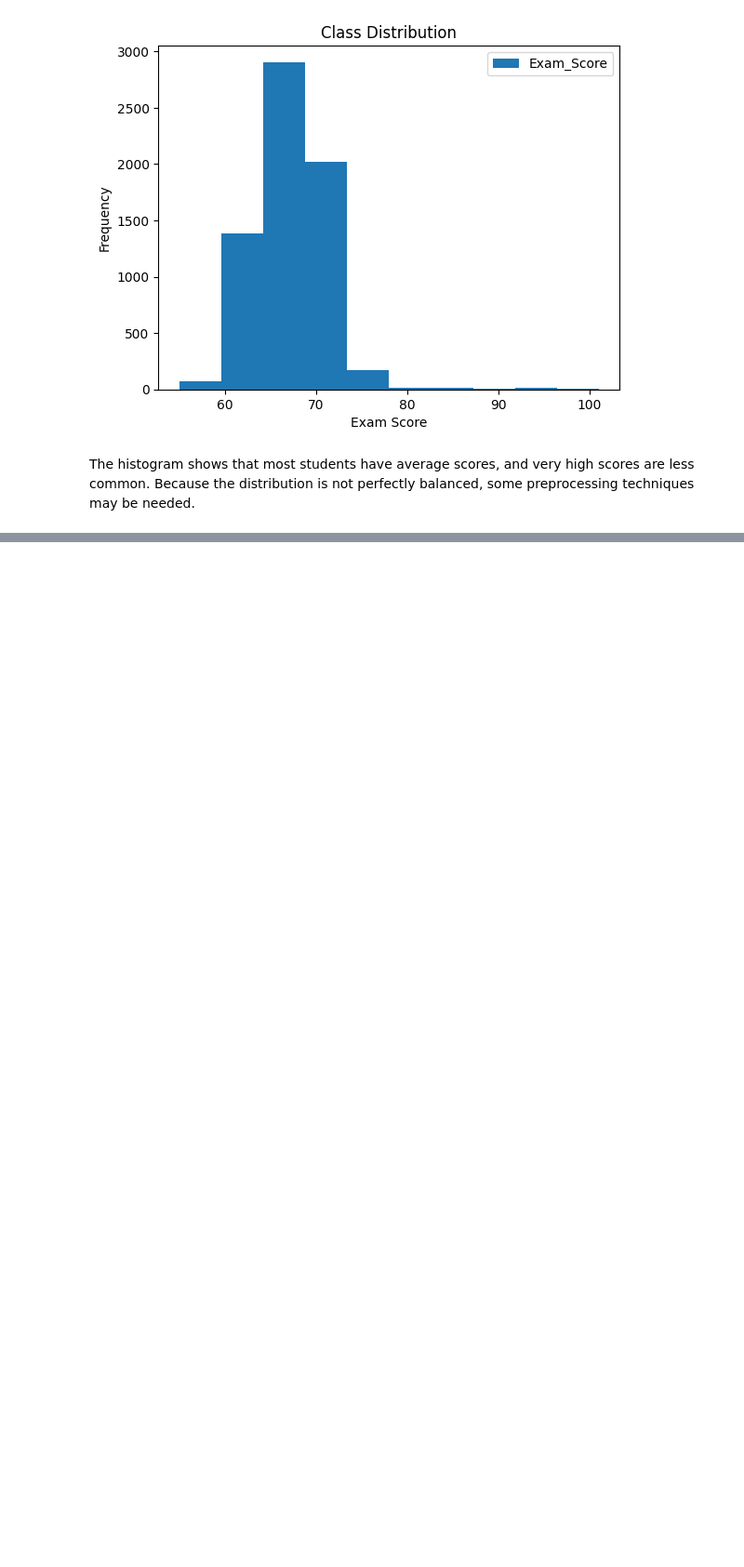
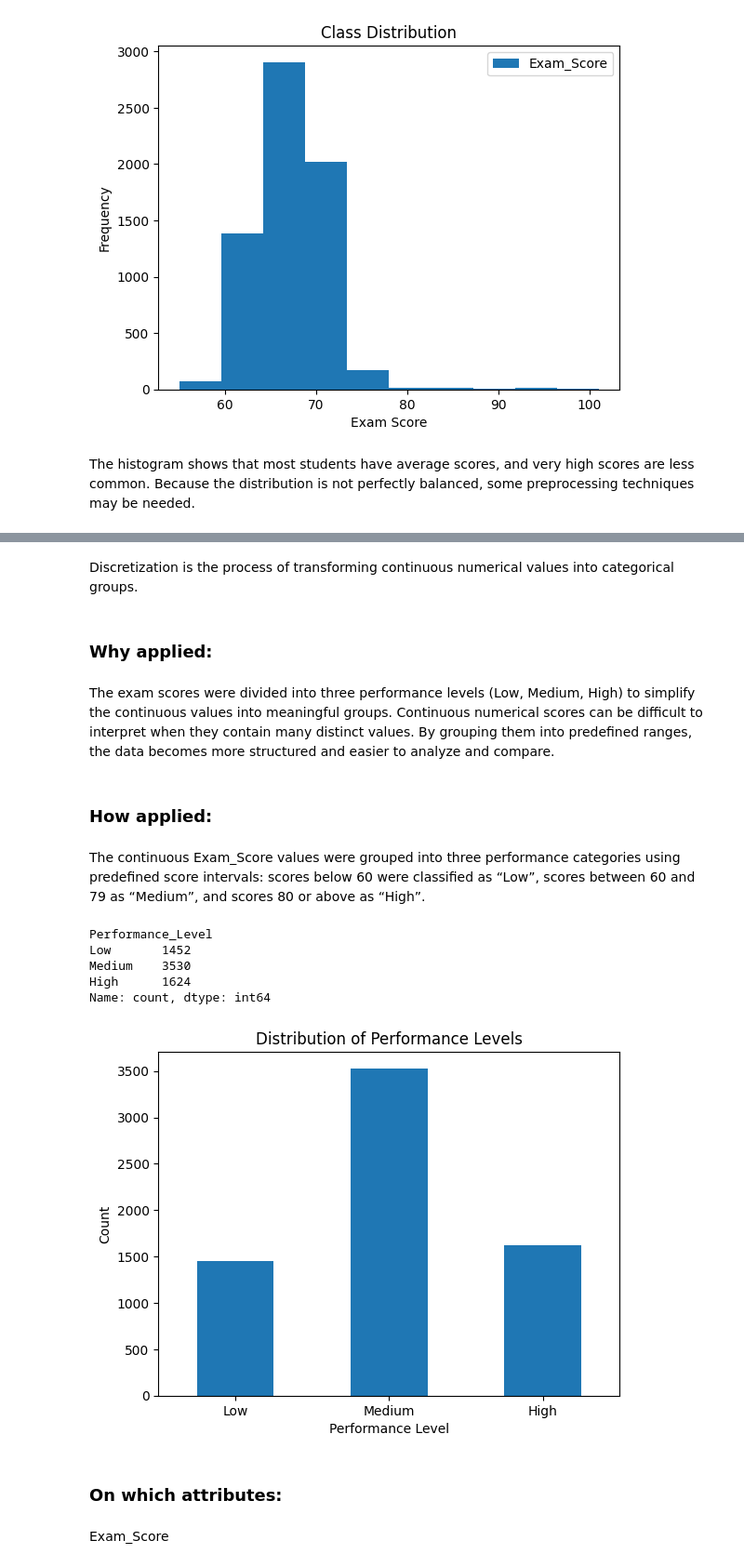
Before and after one commit to leeno-ob/IT326-project, a Jupyter notebook: phase2.ipynb, the cells around one changed output, grey strips where cells are left out. Shown at 93% size. Cells and saved outputs as stored; diff of their text form; code cells hidden in the pictures; blank space fills up the shorter version.

```diff
--- a/phase2.ipynb
+++ b/phase2.ipynb
@@ -228,0 +290,12 @@ The histogram shows that most students have average scores, and very high scores
+# %%
+df_preprocessed = df_preprocessed[
+    (df_preprocessed["Exam_Score"] >= 0) &
+    (df_preprocessed["Exam_Score"] <= 100)
+]
+
+invalid_scores_after = df_preprocessed[
+    (df_preprocessed["Exam_Score"] < 0) |
+    (df_preprocessed["Exam_Score"] > 100)
+]
+
+print("Invalid scores after Noise removal:", len(invalid_scores_after))
@@ -228,0 +310,46 @@ The histogram shows that most students have average scores, and very high scores
+# %% [markdown]
+Discretization is the process of transforming continuous numerical values into categorical groups.
+# %% [markdown]
+### Why applied:
+# %% [markdown]
+The exam scores were divided into three performance levels (Low, Medium, High) to simplify the continuous values into meaningful groups. Continuous numerical scores can be difficult to interpret when they contain many distinct values. By grouping them into predefined ranges, the data becomes more structured and easier to analyze and compare.
+# %% [markdown]
+### How applied:
+# %% [markdown]
+The continuous Exam_Score values were grouped into three performance categories using predefined score intervals: scores below 60 were classified as “Low”, scores between 60 and 79 as “Medium”, and scores 80 or above as “High”.
+# %%
+import matplotlib.pyplot as plt
+
+def categorize(score):
+    if score <= 64:
+        return "Low"
+    elif score <= 69:
+        return "Medium"
+    else:
+        return "High"
+
+df_preprocessed["Performance_Level"] = df_preprocessed["Exam_Score"].apply(categorize)
+
+order = ["Low", "Medium", "High"]
+counts = df_preprocessed["Performance_Level"].value_counts().reindex(order)
+
+print(counts)
+
+counts.plot(kind="bar")
+
+plt.title("Distribution of Performance Levels")
+plt.xlabel("Performance Level")
+plt.ylabel("Count")
+plt.xticks(rotation=0)
+plt.show()
+# %% [output]
+Performance_Level
+Low       1452
+Medium    3530
+High      1624
+Name: count, dtype: int64
+[figure, added]
+# %% [markdown]
+### On which attributes:
+# %% [markdown]
+Exam_Score
```
Also changed, not shown: parts of 49 cells of this notebook.
